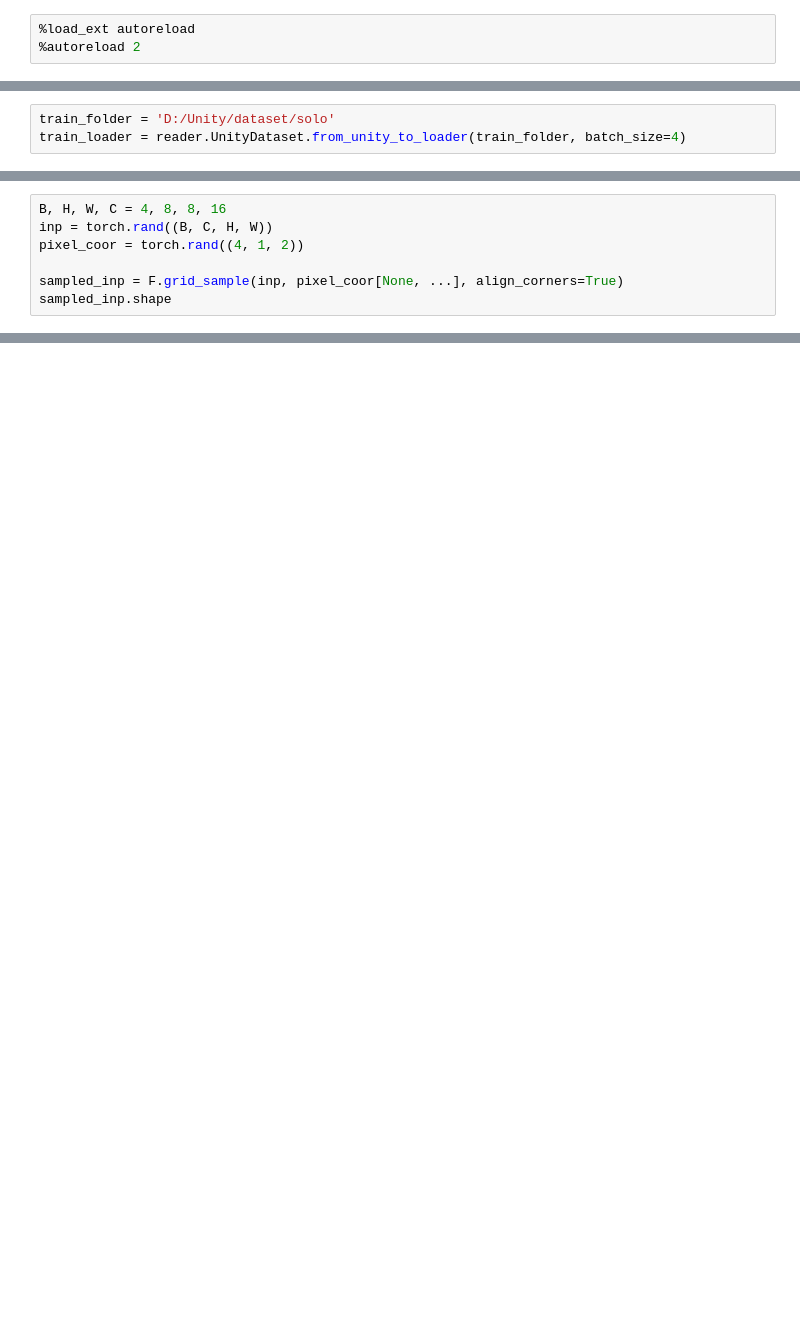
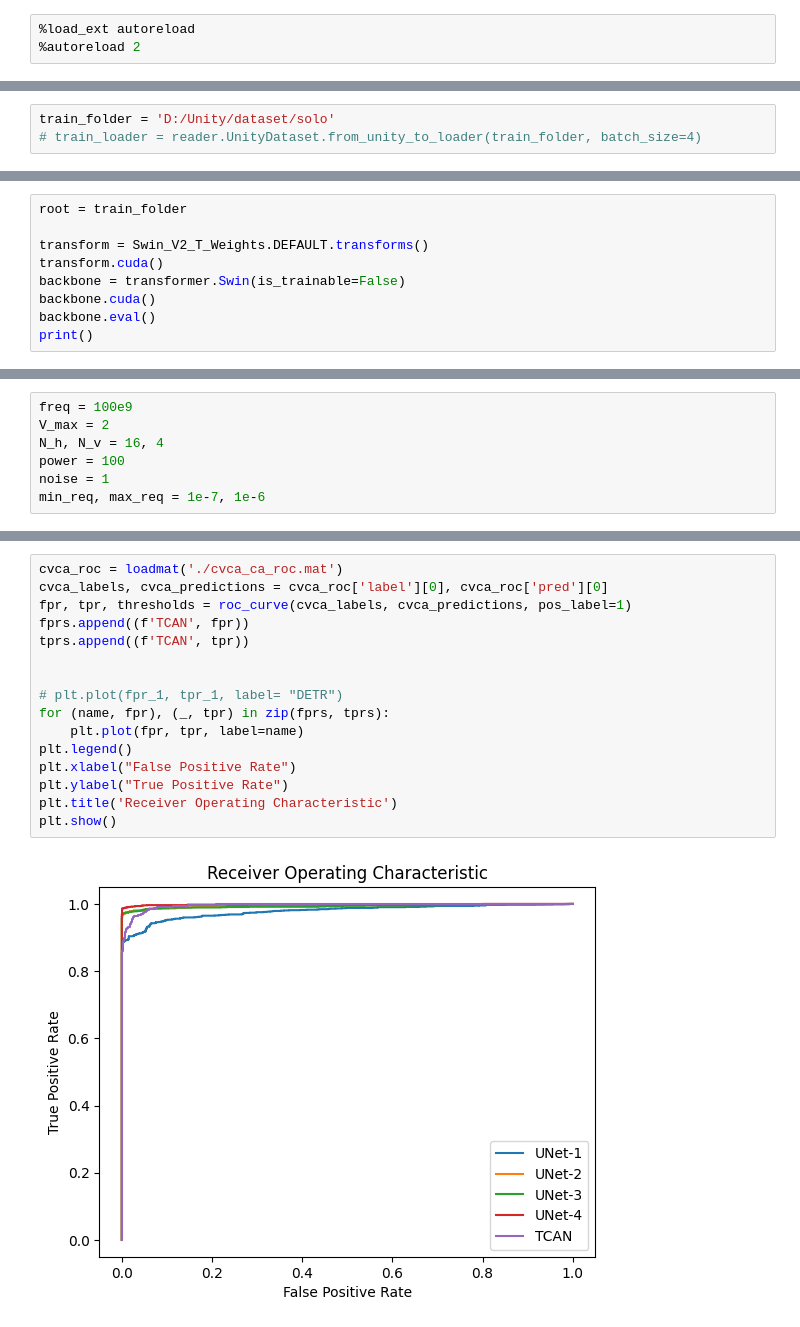
Before and after one commit to LeonardMendicantBias/CV-MPCA, a Jupyter notebook: src/preprocessing.ipynb, the cells around one changed output, grey strips where cells are left out. Drawn from its saved outputs; the diff is of its cells as text; blank space fills up the shorter version.

```diff
--- a/src/preprocessing.ipynb
+++ b/src/preprocessing.ipynb
@@ -41,4 +51,4 @@ import network
 # %matplotlib ipympl
 # %%
 train_folder = 'D:/Unity/dataset/solo'
-train_loader = reader.UnityDataset.from_unity_to_loader(train_folder, batch_size=4)
+# train_loader = reader.UnityDataset.from_unity_to_loader(train_folder, batch_size=4)
@@ -84,7 +54,0 @@ Loading: 99.50%
-# %%
-B, H, W, C = 4, 8, 8, 16
-inp = torch.rand((B, C, H, W))
-pixel_coor = torch.rand((4, 1, 2))
-
-sampled_inp = F.grid_sample(inp, pixel_coor[None, ...], align_corners=True)
-sampled_inp.shape
@@ -92,0 +55,9 @@ torch.Size([4, 100, 16])
+# %%
+root = train_folder
+
+transform = Swin_V2_T_Weights.DEFAULT.transforms()
+transform.cuda()
+backbone = transformer.Swin(is_trainable=False)
+backbone.cuda()
+backbone.eval()
+print()
@@ -92,0 +241,7 @@ torch.Size([4, 100, 16])
+# %%
+freq = 100e9
+V_max = 2
+N_h, N_v = 16, 4
+power = 100
+noise = 1
+min_req, max_req = 1e-7, 1e-6
@@ -92,0 +565,18 @@ torch.Size([4, 100, 16])
+# %%
+cvca_roc = loadmat('./cvca_ca_roc.mat')
+cvca_labels, cvca_predictions = cvca_roc['label'][0], cvca_roc['pred'][0]
+fpr, tpr, thresholds = roc_curve(cvca_labels, cvca_predictions, pos_label=1)
+fprs.append((f'TCAN', fpr))
+tprs.append((f'TCAN', tpr))
+
+
+# plt.plot(fpr_1, tpr_1, label= "DETR")
+for (name, fpr), (_, tpr) in zip(fprs, tprs):
+    plt.plot(fpr, tpr, label=name)
+plt.legend()
+plt.xlabel("False Positive Rate")
+plt.ylabel("True Positive Rate")
+plt.title('Receiver Operating Characteristic')
+plt.show()
+# %% [output]
+[figure, added]
```
Also changed, not shown: parts of 15 cells of this notebook, 23 other files.
